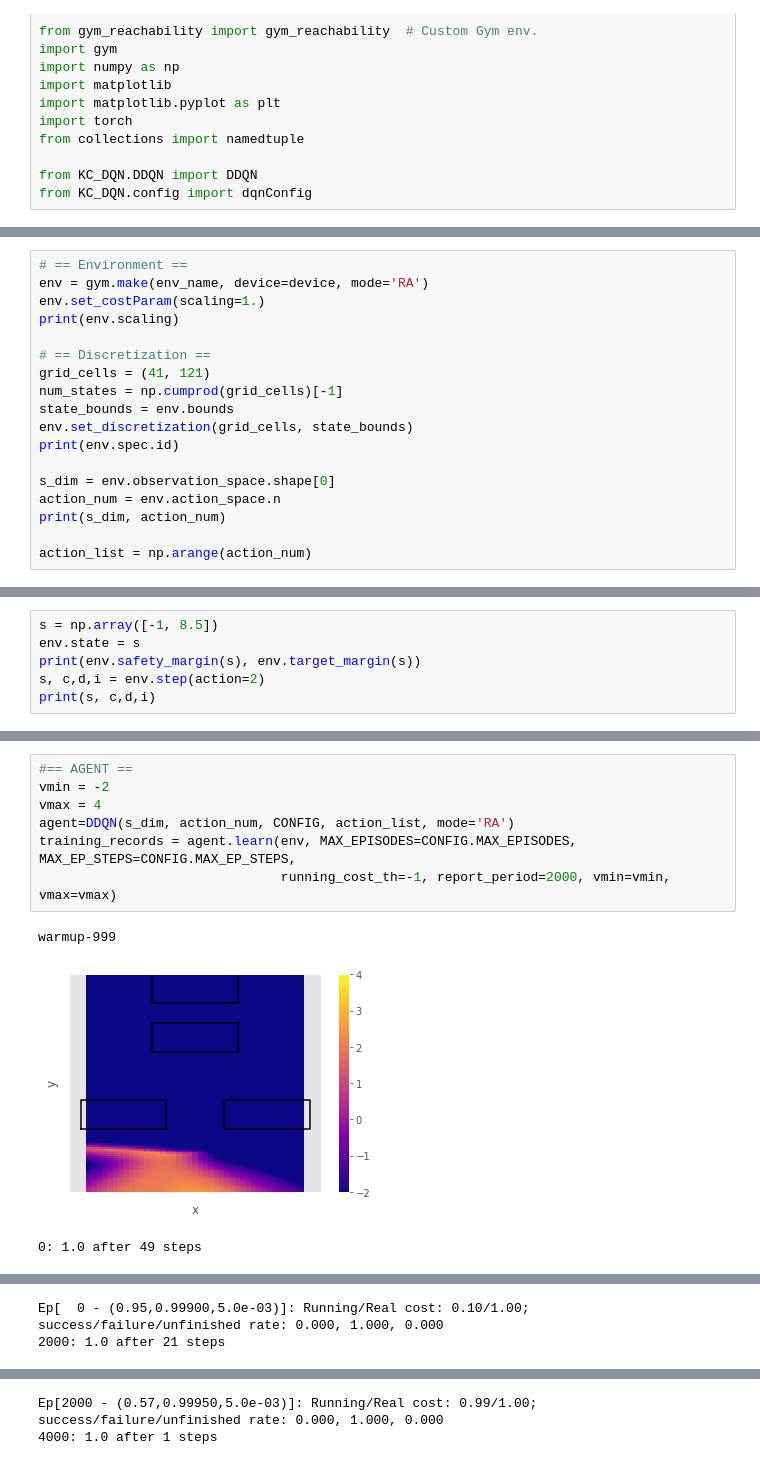
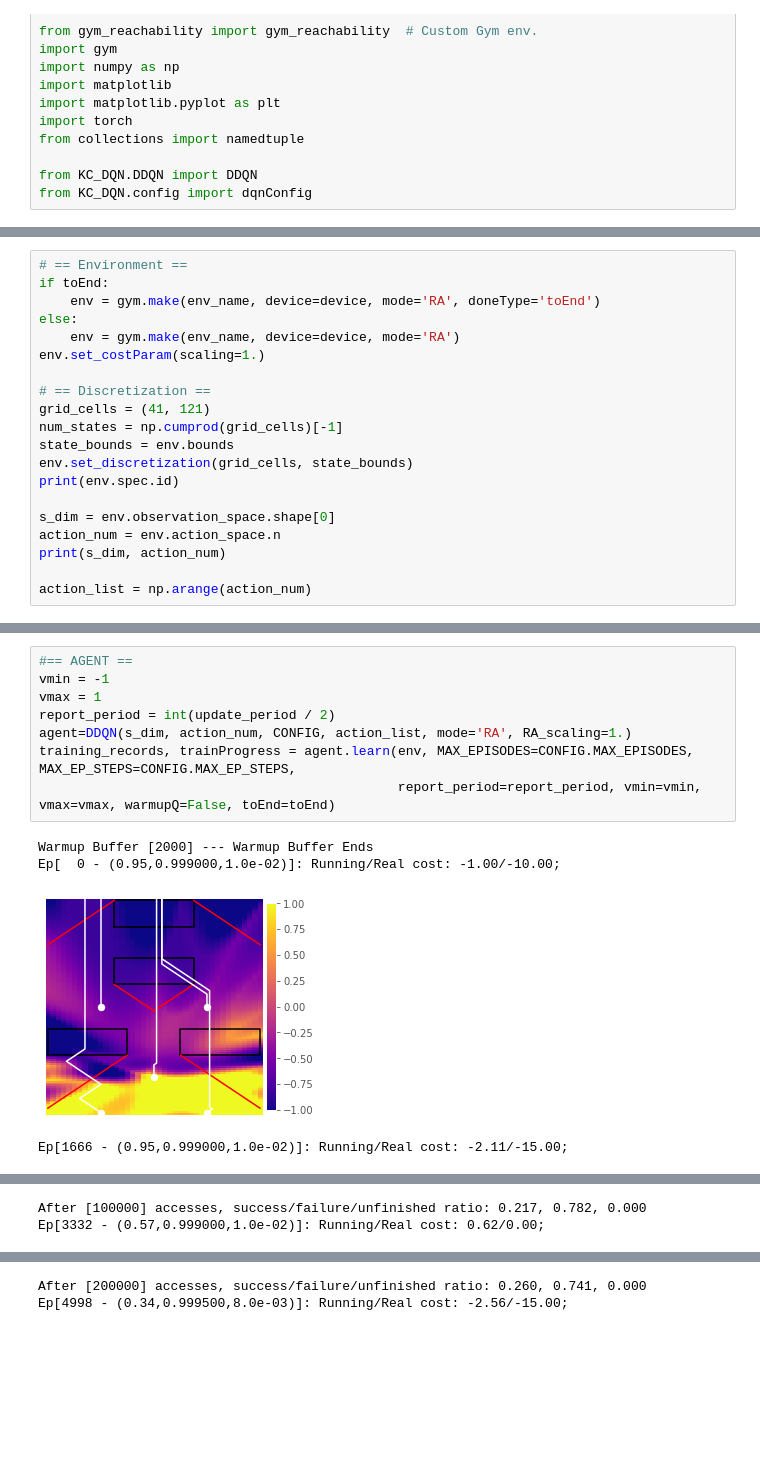
Before and after one commit to HJReachability/safety_rl, a Jupyter notebook: exp_zermelo_RA.ipynb, the cells around one changed output, grey strips where cells are left out. Saved outputs shown, nothing was run; the diff lists cells and outputs as text; blank space fills up the shorter version.

```diff
--- a/exp_zermelo_RA.ipynb
+++ b/exp_zermelo_RA.ipynb
@@ -75,8 +70,10 @@ print(gamma)
 # %%
 # == Environment ==
-env = gym.make(env_name, device=device, mode='RA')
+if toEnd:
+    env = gym.make(env_name, device=device, mode='RA', doneType='toEnd')
+else:
+    env = gym.make(env_name, device=device, mode='RA')
 env.set_costParam(scaling=1.)
-print(env.scaling)
 
 # == Discretization ==
 grid_cells = (41, 121)
@@ -95,8 +91,2 @@ action_list = np.arange(action_num)
 zermelo_kc-v0
 2 3
-# %%
-s = np.array([-1, 8.5])
-env.state = s
-print(env.safety_margin(s), env.target_margin(s))
-s, c,d,i = env.step(action=2)
-print(s, c,d,i)
@@ -106,11 +93,13 @@ print(s, c,d,i)
 # %%
 #== AGENT ==
-vmin = -2
-vmax = 4
-agent=DDQN(s_dim, action_num, CONFIG, action_list, mode='RA')
-training_records = agent.learn(env, MAX_EPISODES=CONFIG.MAX_EPISODES, MAX_EP_STEPS=CONFIG.MAX_EP_STEPS,
-                               running_cost_th=-1, report_period=2000, vmin=vmin, vmax=vmax)
+vmin = -1
+vmax = 1
+report_period = int(update_period / 2)
+agent=DDQN(s_dim, action_num, CONFIG, action_list, mode='RA', RA_scaling=1.)
+training_records, trainProgress = agent.learn(env, MAX_EPISODES=CONFIG.MAX_EPISODES, MAX_EP_STEPS=CONFIG.MAX_EP_STEPS,
+                                              report_period=report_period, vmin=vmin, vmax=vmax, warmupQ=False, toEnd=toEnd)
 # %% [output]
-warmup-999
+Warmup Buffer [2000] --- Warmup Buffer Ends
+Ep[  0 - (0.95,0.999000,1.0e-02)]: Running/Real cost: -1.00/-10.00;
-[figure, old version]
+[figure, new version]
-0: 1.0 after 49 steps
+Ep[1666 - (0.95,0.999000,1.0e-02)]: Running/Real cost: -2.11/-15.00;
@@ -118,2 +107,2 @@ warmup-999
-Ep[  0 - (0.95,0.99900,5.0e-03)]: Running/Real cost: 0.10/1.00; success/failure/unfinished rate: 0.000, 1.000, 0.000
-2000: 1.0 after 21 steps
+After [100000] accesses, success/failure/unfinished ratio: 0.217, 0.782, 0.000
+Ep[3332 - (0.57,0.999000,1.0e-02)]: Running/Real cost: 0.62/0.00;
@@ -121,2 +110,2 @@ Ep[  0 - (0.95,0.99900,5.0e-03)]: Running/Real cost: 0.10/1.00; success/failure/
-Ep[2000 - (0.57,0.99950,5.0e-03)]: Running/Real cost: 0.99/1.00; success/failure/unfinished rate: 0.000, 1.000, 0.000
-4000: 1.0 after 1 steps
+After [200000] accesses, success/failure/unfinished ratio: 0.260, 0.741, 0.000
+Ep[4998 - (0.34,0.999500,8.0e-03)]: Running/Real cost: -2.56/-15.00;
```
Also changed, not shown: parts of 10 cells of this notebook, 2 other files.
